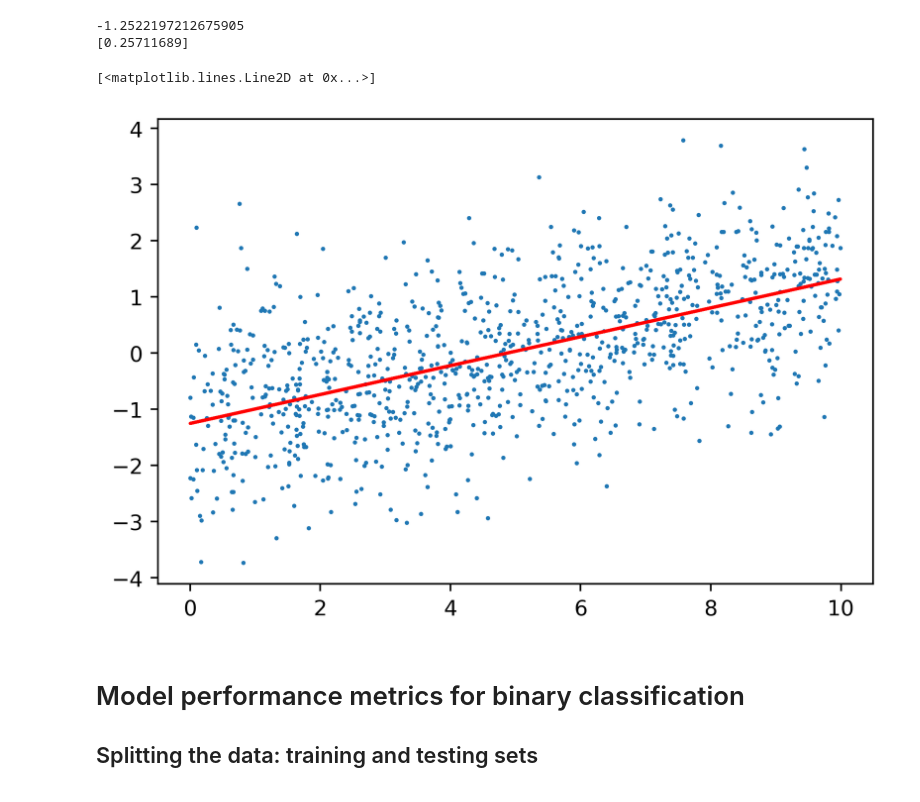
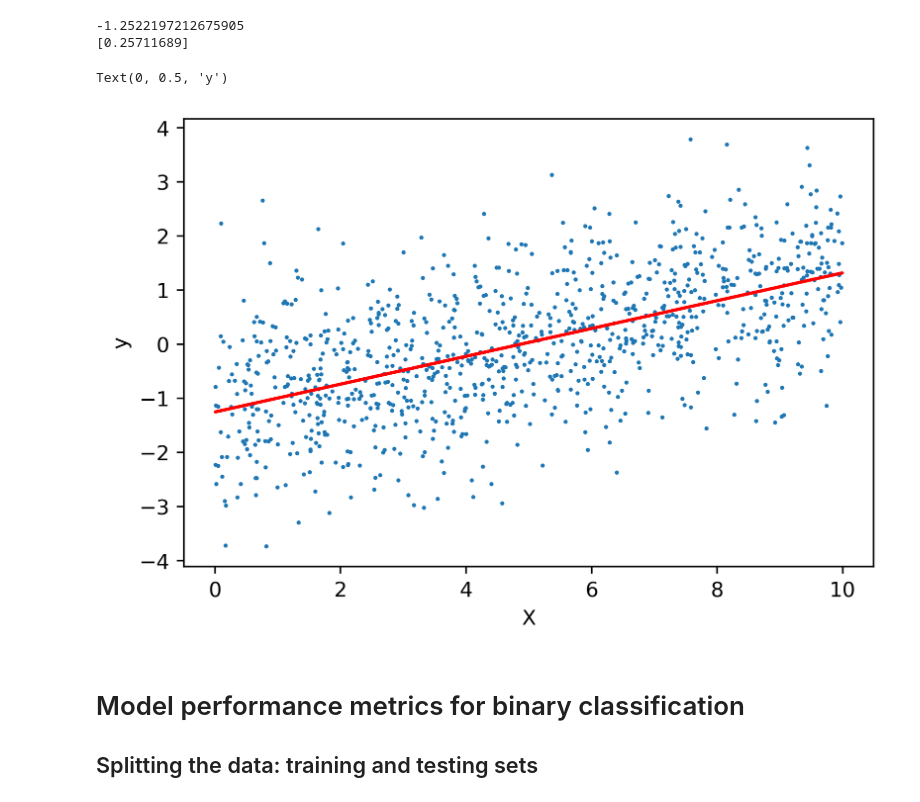
Before and after one commit to TrainingByPackt/Data-Science-Projects-With-Python-Second-Edition, a Jupyter notebook: Chapter_02/Chapter_02_Complete.ipynb, the cells around one changed output. Saved outputs shown, nothing was run; the diff lists cells and outputs as text; code cells hidden in the pictures.

```diff
--- a/Chapter_02/Chapter_02_Complete.ipynb
+++ b/Chapter_02/Chapter_02_Complete.ipynb
@@ -166,3 +172,6 @@ lin_reg = LinearRegression()
+# %%
+lin_reg = LinearRegression(fit_intercept=True, normalize=False,
+                           copy_X=True, n_jobs=None)
 # %%
 lin_reg
 # %% [output]
@@ -182,9 +191,11 @@ y_pred = lin_reg.predict(X.reshape(-1,1))
 # %%
 plt.scatter(X,y,s=1)
 plt.plot(X,y_pred,'r')
+plt.xlabel('X')
+plt.ylabel('y')
 # %% [output]
-[<matplotlib.lines.Line2D at 0x...>]
+Text(0, 0.5, 'y')
-[figure, old version]
+[figure, new version]
 # %% [markdown]
 # Model performance metrics for binary classification
 ## Splitting the data: training and testing sets
```
Also changed, not shown: parts of 6 cells of this notebook, 3 other files.
